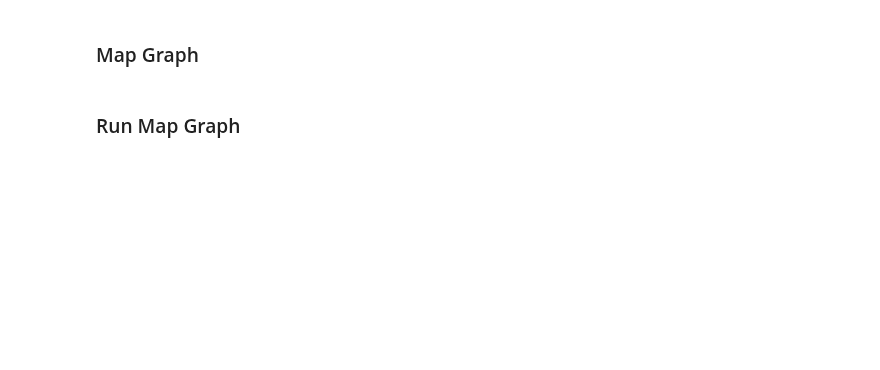
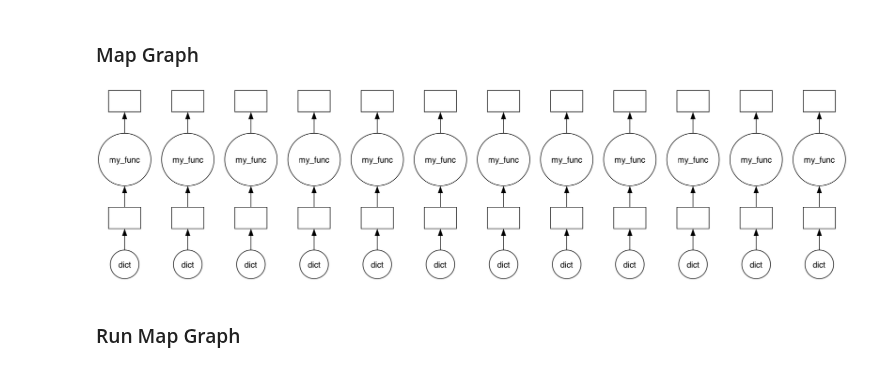
Before and after one commit to casangi/graphviper, a Jupyter notebook: docs/graph_building_tutorial.ipynb, the cells around one changed output. Cells and saved outputs as stored; diff of their text form; code cells hidden in the pictures; blank space fills up the shorter version.

```diff
--- a/docs/graph_building_tutorial.ipynb
+++ b/docs/graph_building_tutorial.ipynb
@@ -730,29 +803,31 @@ display(HTML(dict_to_html(node_task_data_mapping)))
 # %%
 from graphviper.graph_tools.map import map
 import dask
 from IPython.display import display, HTML
 
 
 def my_func(input_params):
     display(HTML(dict_to_html(input_params)))
 
     print("*" * 30)
     return input_params["test_input"]
 
 
 # ['test_input', 'input_data_name', 'viper_local_dir', 'date_time', 'data_sel', 'chunk_coords', 'chunk_indx', 'chunk_id', 'parallel_dims']
 input_params = {}
 input_params["test_input"] = 42
 
 viper_graph = map(
     input_data=ps,
     node_task_data_mapping=node_task_data_mapping,
     node_task=my_func,
     input_params=input_params,
 )
 
 dask_graph = generate_dask_workflow(viper_graph)
-dask.visualize(graph, filename="map_graph")
+dask.visualize(dask_graph, filename="map_graph")
+# %% [output]
+[figure, added]
 # %% [markdown]
 ### Run Map Graph
 # %%
```
Also changed, not shown: parts of 21 cells of this notebook, 6 other files.
